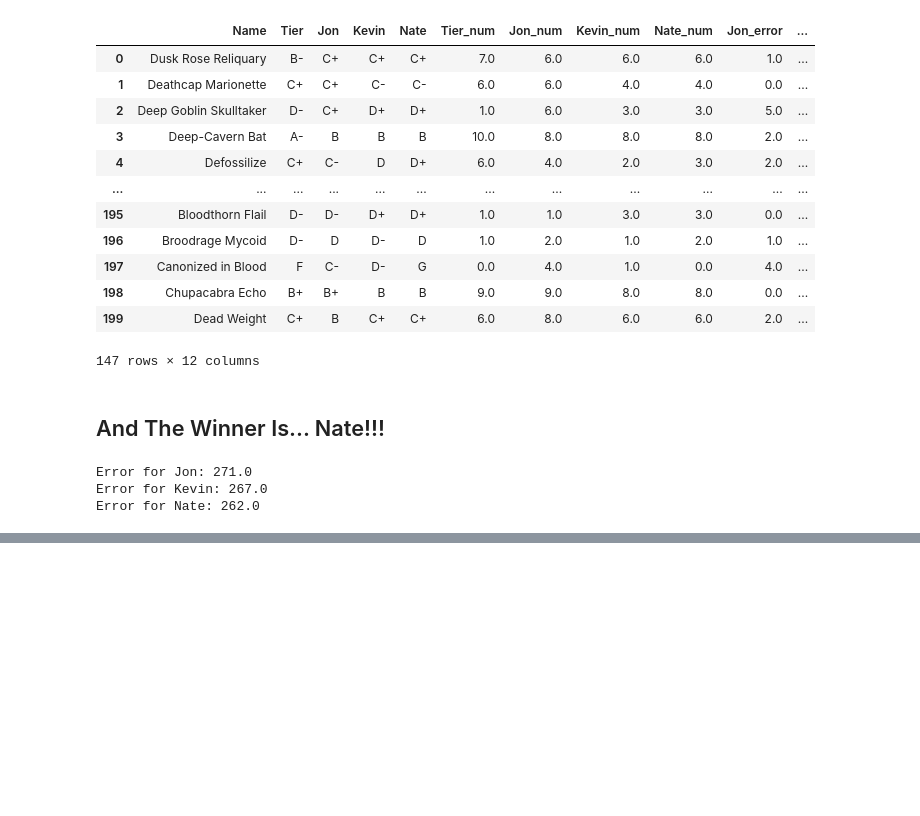
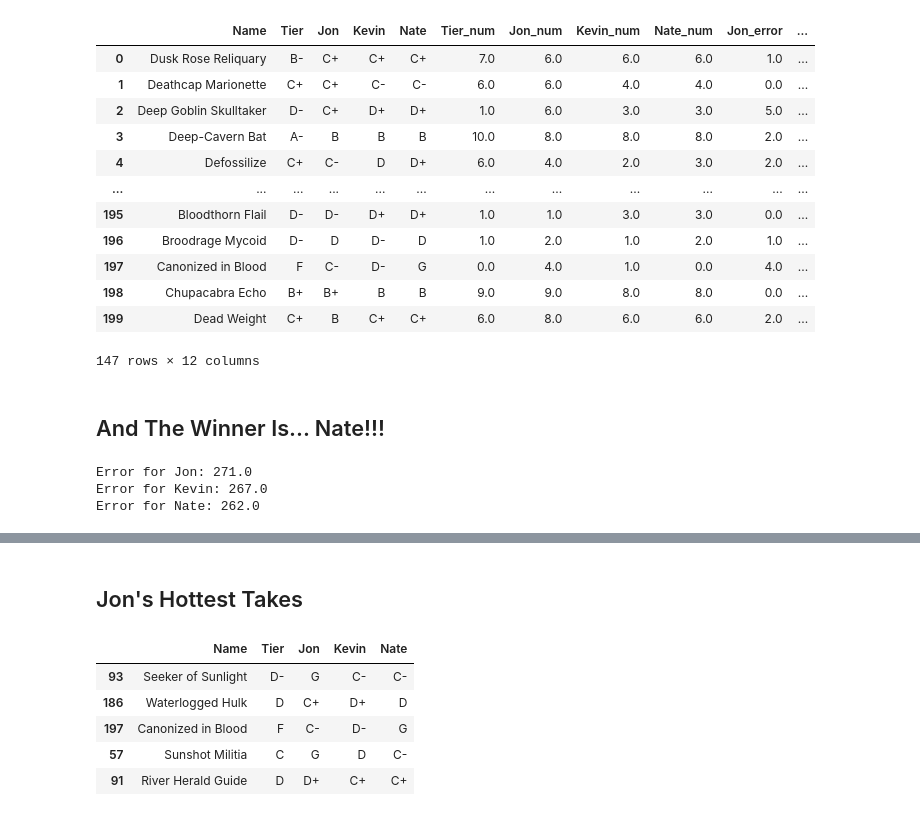
Before and after one commit to kest3869/MTG, a Jupyter notebook: LCI/sunset.ipynb, the cells around one changed output, grey strips where cells are left out. Drawn from its saved outputs; the diff is of its cells as text; code cells hidden in the pictures; blank space fills up the shorter version.

```diff
--- a/LCI/sunset.ipynb
+++ b/LCI/sunset.ipynb
@@ -80,0 +186,12 @@ Error for Nate: 262.0
+# %% [markdown]
+## Jon's Hottest Takes
+# %%
+clean = clean.sort_values(by='Jon_hot', ascending=False)
+clean[['Name', 'Tier', 'Jon', 'Kevin', 'Nate']][0:5]
+# %% [output]
+|  | Name | Tier | Jon | Kevin | Nate |
+| 93 | Seeker of Sunlight | D- | G | C- | C- |
+| 186 | Waterlogged Hulk | D | C+ | D+ | D |
+| 197 | Canonized in Blood | F | C- | D- | G |
+| 57 | Sunshot Militia | C | G | D | C- |
+| 91 | River Herald Guide | D | D+ | C+ | C+ |
```
Also changed, not shown: parts of 17 cells of this notebook.
